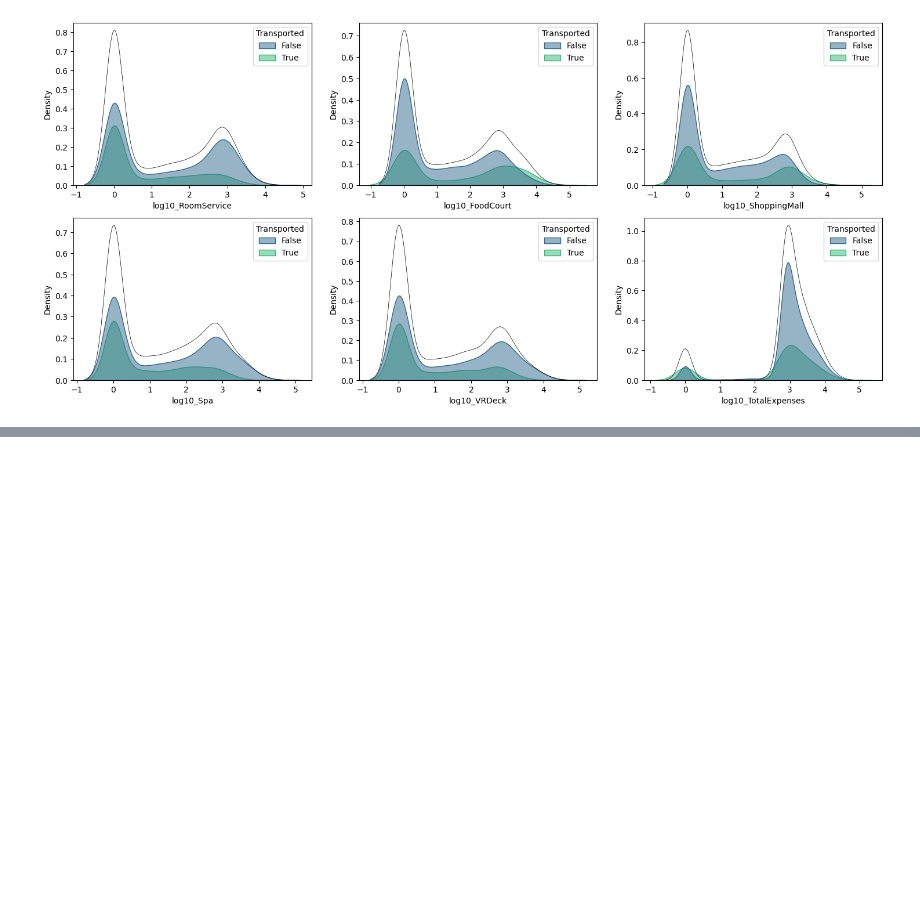
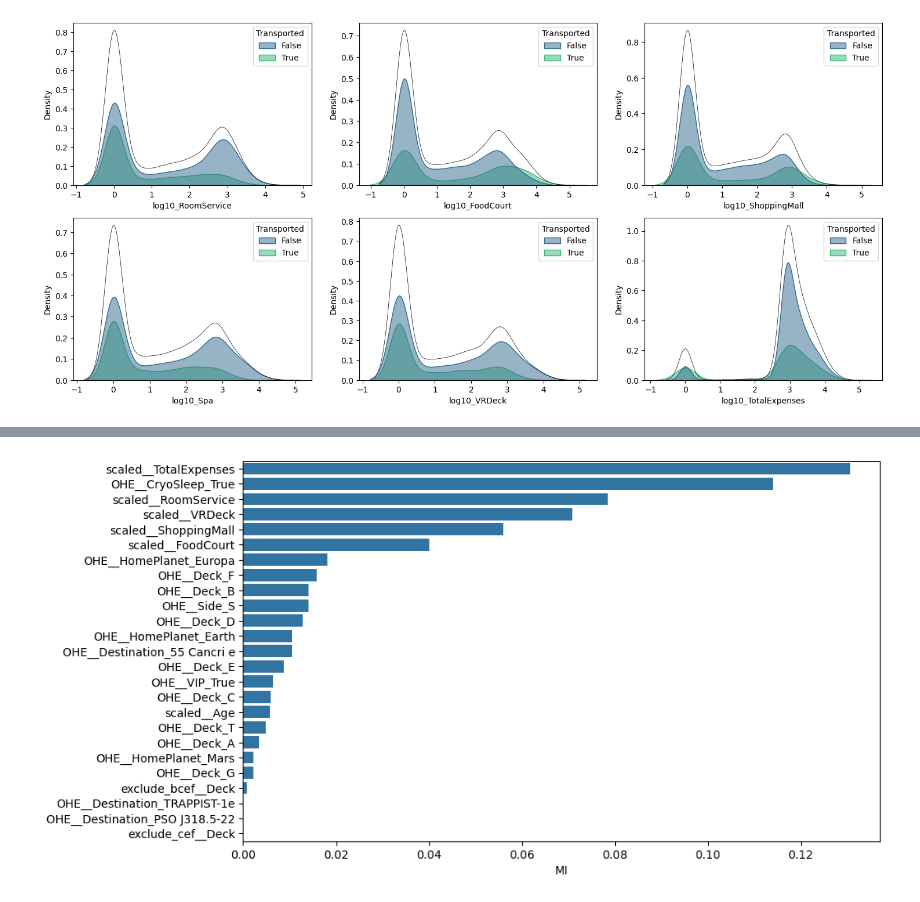
Before and after one commit to mapardo-lab/spaceshipTitanic, a Jupyter notebook: notebooks/spaceshipTitanic.ipynb, the cells around one changed output, grey strips where cells are left out. Drawn from its saved outputs; the diff is of its cells as text; code cells hidden in the pictures; blank space fills up the shorter version.

```diff
--- a/notebooks/spaceshipTitanic.ipynb
+++ b/notebooks/spaceshipTitanic.ipynb
@@ -469,0 +283,8 @@ Based on the observed data patterns, variables 'CryoSleep' and 'Age' can be conf
+# %%
+# load data
+df_train = pd.read_csv('data/train.csv')
+# %%
+# Feature preproccessing
+df_train[['Deck','Num','Side']] = df_train['Cabin'].str.split('/', expand = True)
+df_train[['FirstName','Surname']] = df_train['Name'].str.split(' ', expand = True)
+df_train.loc[~df_train['CryoSleep'].isna() & df_train['CryoSleep'], ['ShoppingMall', 'VRDeck', 'RoomService', 'FoodCourt']] = 0
@@ -469,0 +343,12 @@ Based on the observed data patterns, variables 'CryoSleep' and 'Age' can be conf
+# %%
+#| output: True
+#| label: fig-mi-features
+#| fig-cap: "Mutual information of features"
+# plot mutual information for features (most predictive power)
+X = df_proc
+y = df_train['Transported']
+mi_scores = mutual_info_classif(X, y).tolist()
+df_mi = pd.DataFrame({'Feature': X.columns, 'Score': mi_scores}).sort_values('Score', ascending = False)
+plot_predictive_power(df_mi, 'MI')
+# %% [output]
+[figure, added]
```
Also changed, not shown: parts of 38 cells of this notebook, 11 other files.
